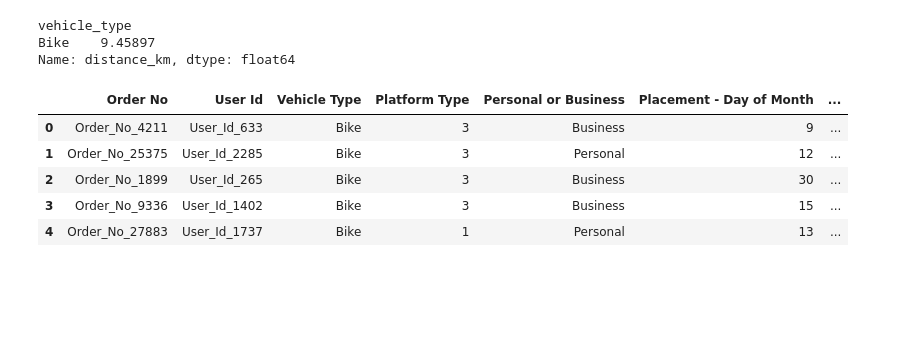
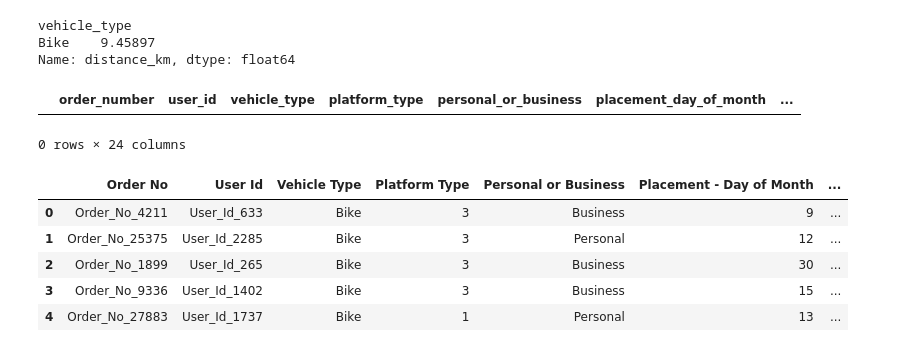
Before and after one commit to jeremylee73/ix-sendy-logistics, a Jupyter notebook: sendy-logistics.ipynb, the cells around one changed output. Cells and saved outputs as stored; diff of their text form; code cells hidden in the pictures; blank space fills up the shorter version.

```diff
--- a/sendy-logistics.ipynb
+++ b/sendy-logistics.ipynb
@@ -132,3 +130,9 @@ test.group
+# %%
+bool = test['placement_day_of_week'] != test['pickup_day_of_week']
+test[bool]
+# %% [output]
+|  | order_number | user_id | vehicle_type | platform_type | personal_or_business | placement_day_of_month | ... |
+0 rows × 24 columns
 # %%
 train = pd.read_csv("data/Train.csv")
 train.head()
```
Also changed, not shown: parts of 1 cell of this notebook.
